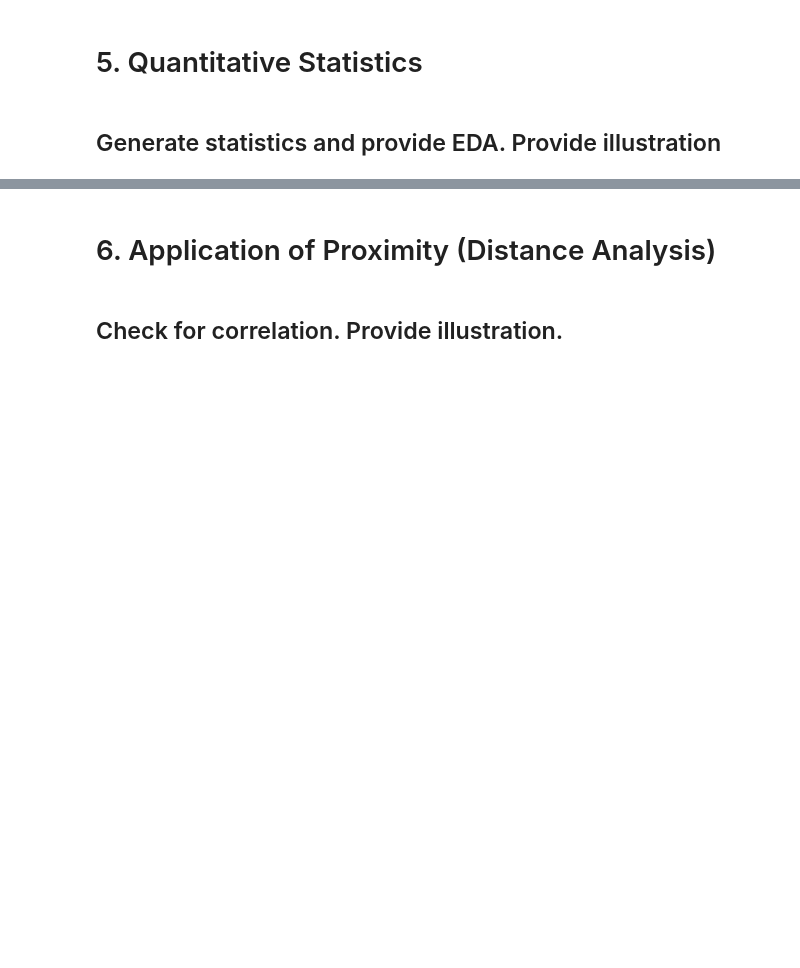
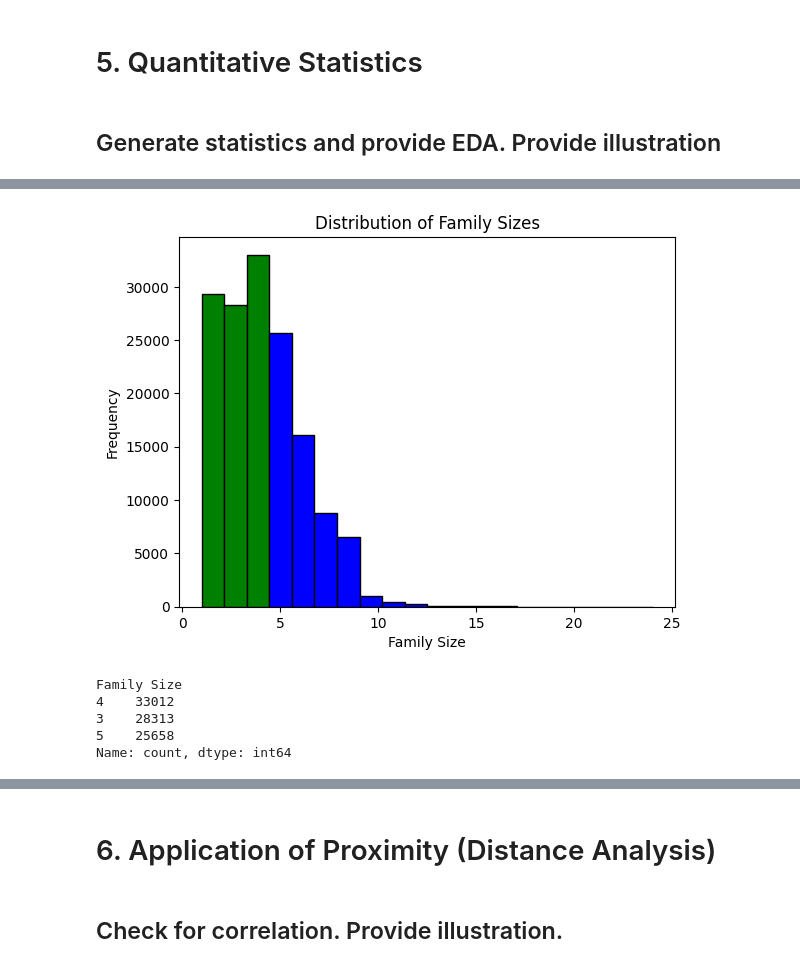
Before and after one commit to angelodelapaz/DataMiningPrelims, a Jupyter notebook: notebooks/01-EDA.ipynb, the cells around one changed output, grey strips where cells are left out. Saved outputs shown, nothing was run; the diff lists cells and outputs as text; code cells hidden in the pictures; blank space fills up the shorter version.

```diff
--- a/notebooks/01-EDA.ipynb
+++ b/notebooks/01-EDA.ipynb
@@ -416,5 +416,7 @@ Number of columns before dropping: 91
 Number of columns after dropping: 90
 # %% [markdown]
 # 5. Quantitative Statistics
+# %%
+cleaned_df = imputted_column_13.copy()
 # %% [markdown]
 ## Generate statistics and provide EDA. Provide illustration
@@ -420,0 +449,28 @@ Number of columns after dropping: 90
+# %%
+# Round up the family size column
+cleaned_df['Family Size'] = np.ceil(cleaned_df['Family Size']).astype(int) # TO DELETE IF NOT NEEDED
+# %%
+counts, bins, patches = plt.hist(
+    cleaned_df["Family Size"], bins=20, color="blue", edgecolor="black"
+)
+
+# Change color of the top three highest bins
+top_3_bins = np.argsort(counts)[-3:]
+for idx in top_3_bins:
+    patches[idx].set_facecolor("green")
+
+plt.title("Distribution of Family Sizes")
+plt.xlabel("Family Size")
+plt.ylabel("Frequency")
+plt.show()
+
+# Top 3 common family size
+top_3_family_sizes = cleaned_df["Family Size"].value_counts().nlargest(3)
+print(top_3_family_sizes)
+# %% [output]
+[figure, added]
+Family Size
+4    33012
+3    28313
+5    25658
+Name: count, dtype: int64
```
Also changed, not shown: parts of 18 cells of this notebook.
